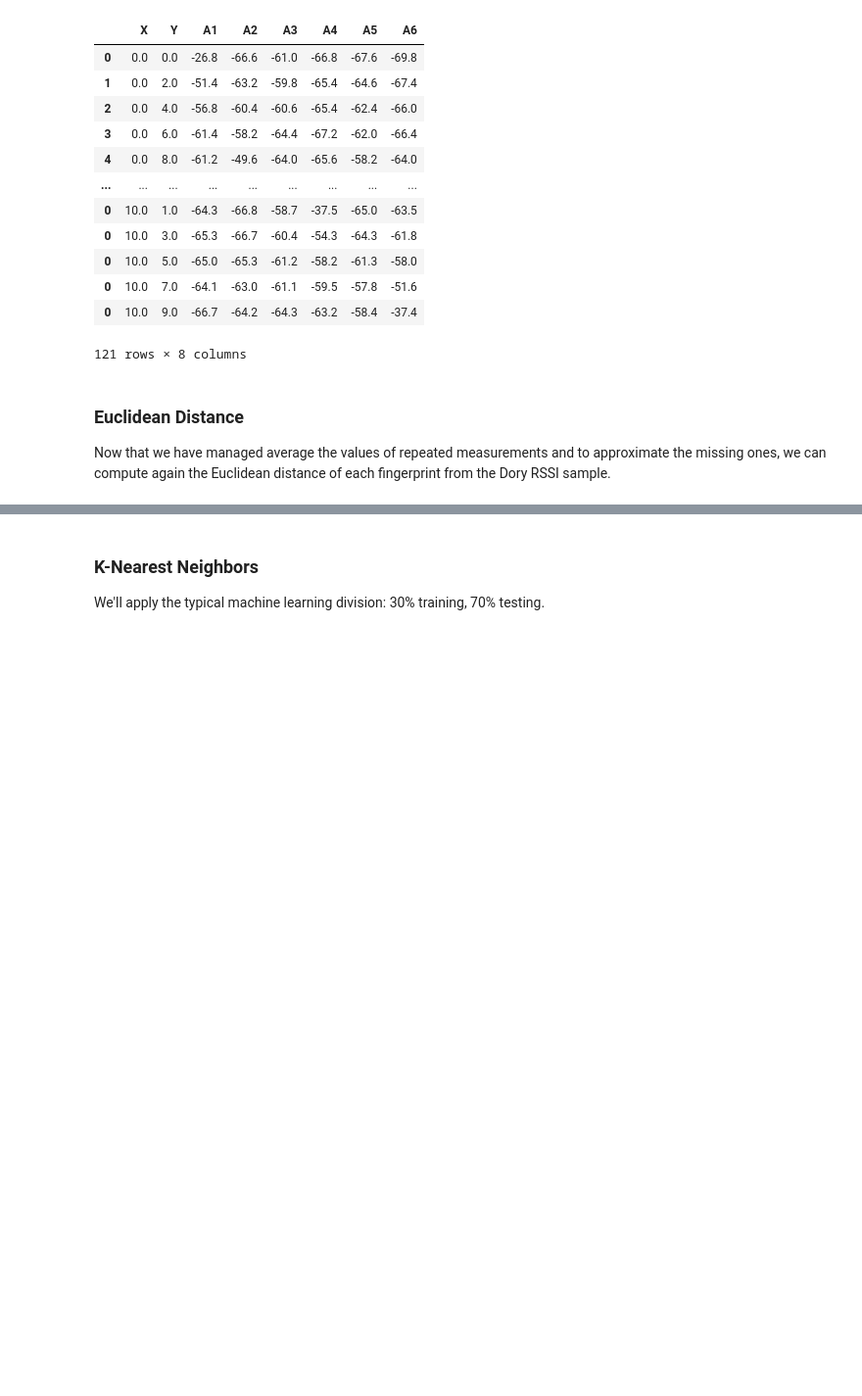
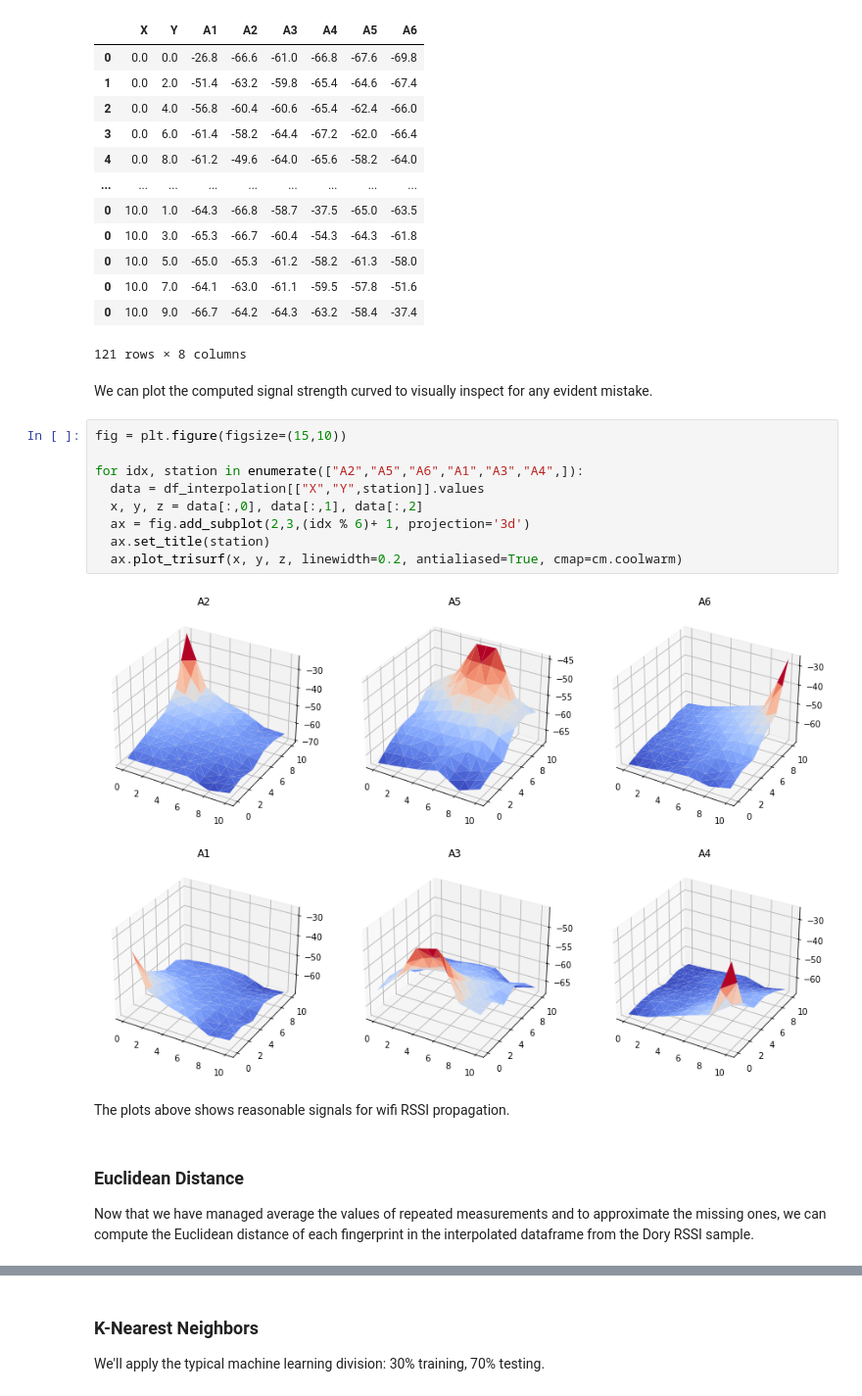
Before and after one commit to francesco-plt/finding-dory, a Jupyter notebook: localization.ipynb, the cells around one changed output, grey strips where cells are left out. Shown: that part at 98% size. Saved outputs shown, nothing was run; the diff lists cells and outputs as text; blank space fills up the shorter version.

```diff
--- a/localization.ipynb
+++ b/localization.ipynb
@@ -175,9 +174,24 @@ display(df_interpolation)
 | 0 | 10.0 | 7.0 | -64.1 | -63.0 | -61.1 | -59.5 | -57.8 | -51.6 |
 | 0 | 10.0 | 9.0 | -66.7 | -64.2 | -64.3 | -63.2 | -58.4 | -37.4 |
 121 rows × 8 columns
+# %% [markdown]
+We can plot the computed signal strength curved to visually inspect for any evident mistake.
+# %%
+fig = plt.figure(figsize=(15,10))
+
+for idx, station in enumerate(["A2","A5","A6","A1","A3","A4",]):
+  data = df_interpolation[["X","Y",station]].values
+  x, y, z = data[:,0], data[:,1], data[:,2]
+  ax = fig.add_subplot(2,3,(idx % 6)+ 1, projection='3d')
+  ax.set_title(station)
+  ax.plot_trisurf(x, y, z, linewidth=0.2, antialiased=True, cmap=cm.coolwarm)
+# %% [output]
+[figure, added]
+# %% [markdown]
+The plots above shows reasonable signals for wifi RSSI propagation.
 # %% [markdown]
 ### Euclidean Distance
-Now that we have managed average the values of repeated measurements and to approximate the missing ones, we can compute again the Euclidean distance of each fingerprint from the Dory RSSI sample.
+Now that we have managed average the values of repeated measurements and to approximate the missing ones, we can compute the Euclidean distance of each fingerprint in the interpolated dataframe from the Dory RSSI sample.
 # %%
 def compute_euclidean_distance(row):
   return np.linalg.norm(Dory_RSSI_np - row[["A1", "A2", "A3", "A4", "A5", "A6"]])
```
Also changed, not shown: parts of 16 cells of this notebook.
